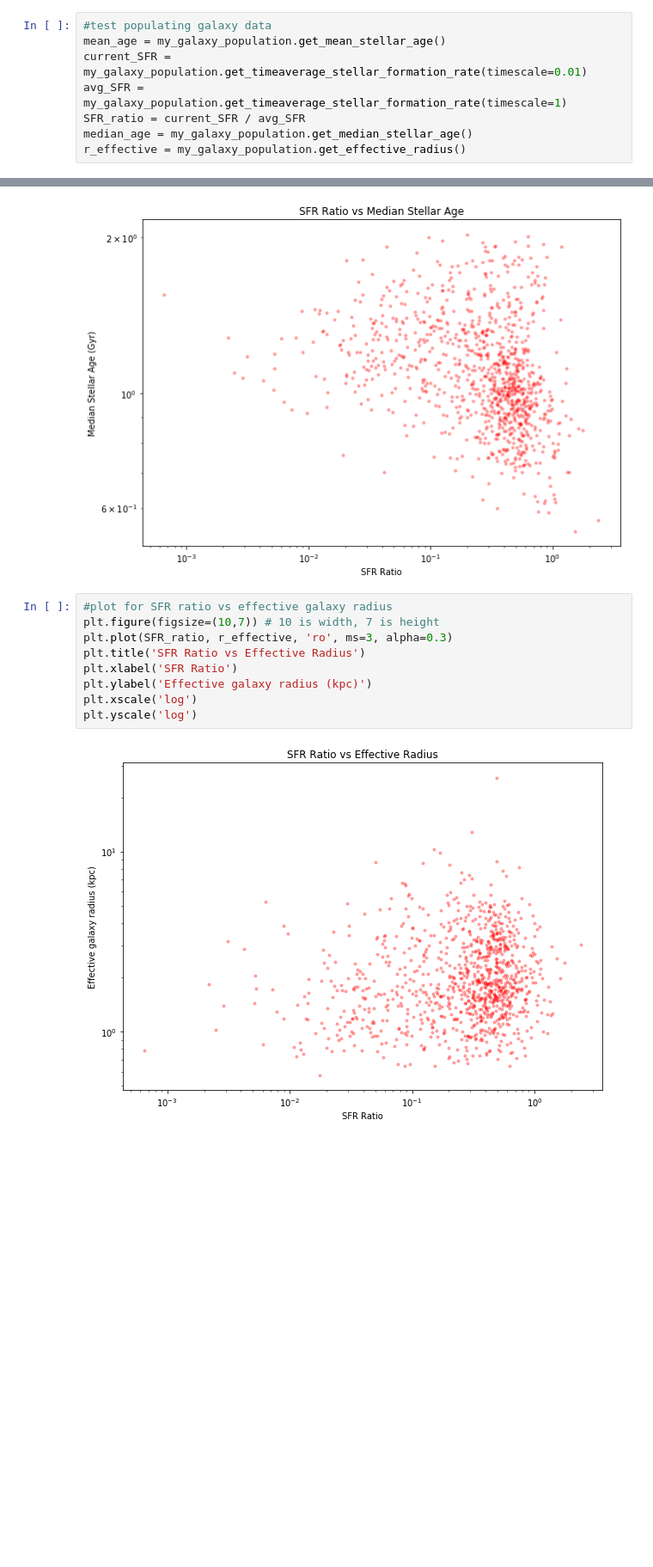
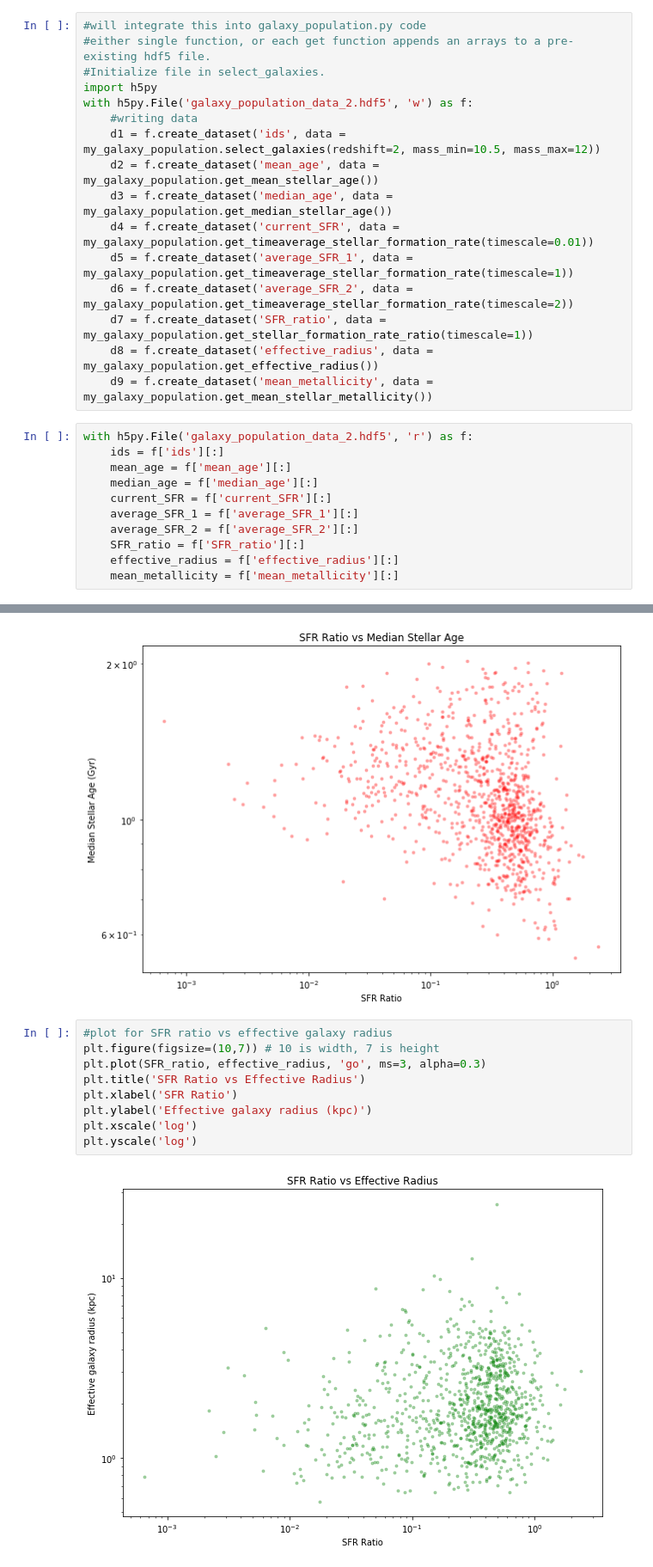
Before and after one commit to pathakde/Galaxy-Quenching, a Jupyter notebook: preliminary_plots.ipynb, the cells around one changed output, grey strips where cells are left out. Shown: that part at 86% size. Drawn from its saved outputs; the diff is of its cells as text; blank space fills up the shorter version.

Commit message:
updated files with plots
unsure how to select for mid-range of SFR_ratio

```diff
--- a/preliminary_plots.ipynb
+++ b/preliminary_plots.ipynb
@@ -26,8 +7,27 @@ ids #len: 1045
-# %%
-#test populating galaxy data
-mean_age = my_galaxy_population.get_mean_stellar_age()
-current_SFR = my_galaxy_population.get_timeaverage_stellar_formation_rate(timescale=0.01)
-avg_SFR = my_galaxy_population.get_timeaverage_stellar_formation_rate(timescale=1)
-SFR_ratio = current_SFR / avg_SFR
-median_age = my_galaxy_population.get_median_stellar_age()
-r_effective = my_galaxy_population.get_effective_radius()
+# %%
+#will integrate this into galaxy_population.py code
+#either single function, or each get function appends an arrays to a pre-existing hdf5 file.
+#Initialize file in select_galaxies.
+import h5py
+with h5py.File('galaxy_population_data_2.hdf5', 'w') as f:
+    #writing data
+    d1 = f.create_dataset('ids', data = my_galaxy_population.select_galaxies(redshift=2, mass_min=10.5, mass_max=12))
+    d2 = f.create_dataset('mean_age', data = my_galaxy_population.get_mean_stellar_age())
+    d3 = f.create_dataset('median_age', data = my_galaxy_population.get_median_stellar_age())
+    d4 = f.create_dataset('current_SFR', data = my_galaxy_population.get_timeaverage_stellar_formation_rate(timescale=0.01))
+    d5 = f.create_dataset('average_SFR_1', data = my_galaxy_population.get_timeaverage_stellar_formation_rate(timescale=1))
+    d6 = f.create_dataset('average_SFR_2', data = my_galaxy_population.get_timeaverage_stellar_formation_rate(timescale=2))
+    d7 = f.create_dataset('SFR_ratio', data = my_galaxy_population.get_stellar_formation_rate_ratio(timescale=1))
+    d8 = f.create_dataset('effective_radius', data = my_galaxy_population.get_effective_radius())
+    d9 = f.create_dataset('mean_metallicity', data = my_galaxy_population.get_mean_stellar_metallicity())
+# %%
+with h5py.File('galaxy_population_data_2.hdf5', 'r') as f:
+    ids = f['ids'][:]
+    mean_age = f['mean_age'][:]
+    median_age = f['median_age'][:]
+    current_SFR = f['current_SFR'][:]
+    average_SFR_1 = f['average_SFR_1'][:]
+    average_SFR_2 = f['average_SFR_2'][:]
+    SFR_ratio = f['SFR_ratio'][:]
+    effective_radius = f['effective_radius'][:]
+    mean_metallicity = f['mean_metallicity'][:]
@@ -67,11 +87,11 @@ plt.yscale('log')
 # %%
 #plot for SFR ratio vs effective galaxy radius
 plt.figure(figsize=(10,7)) # 10 is width, 7 is height
-plt.plot(SFR_ratio, r_effective, 'ro', ms=3, alpha=0.3)
+plt.plot(SFR_ratio, effective_radius, 'go', ms=3, alpha=0.3)
 plt.title('SFR Ratio vs Effective Radius')
 plt.xlabel('SFR Ratio')
 plt.ylabel('Effective galaxy radius (kpc)')
 plt.xscale('log')
 plt.yscale('log')
 # %% [output]
-[figure, old version]
+[figure, new version]
```
Also changed, not shown: parts of 8 cells of this notebook, 1 other file.
